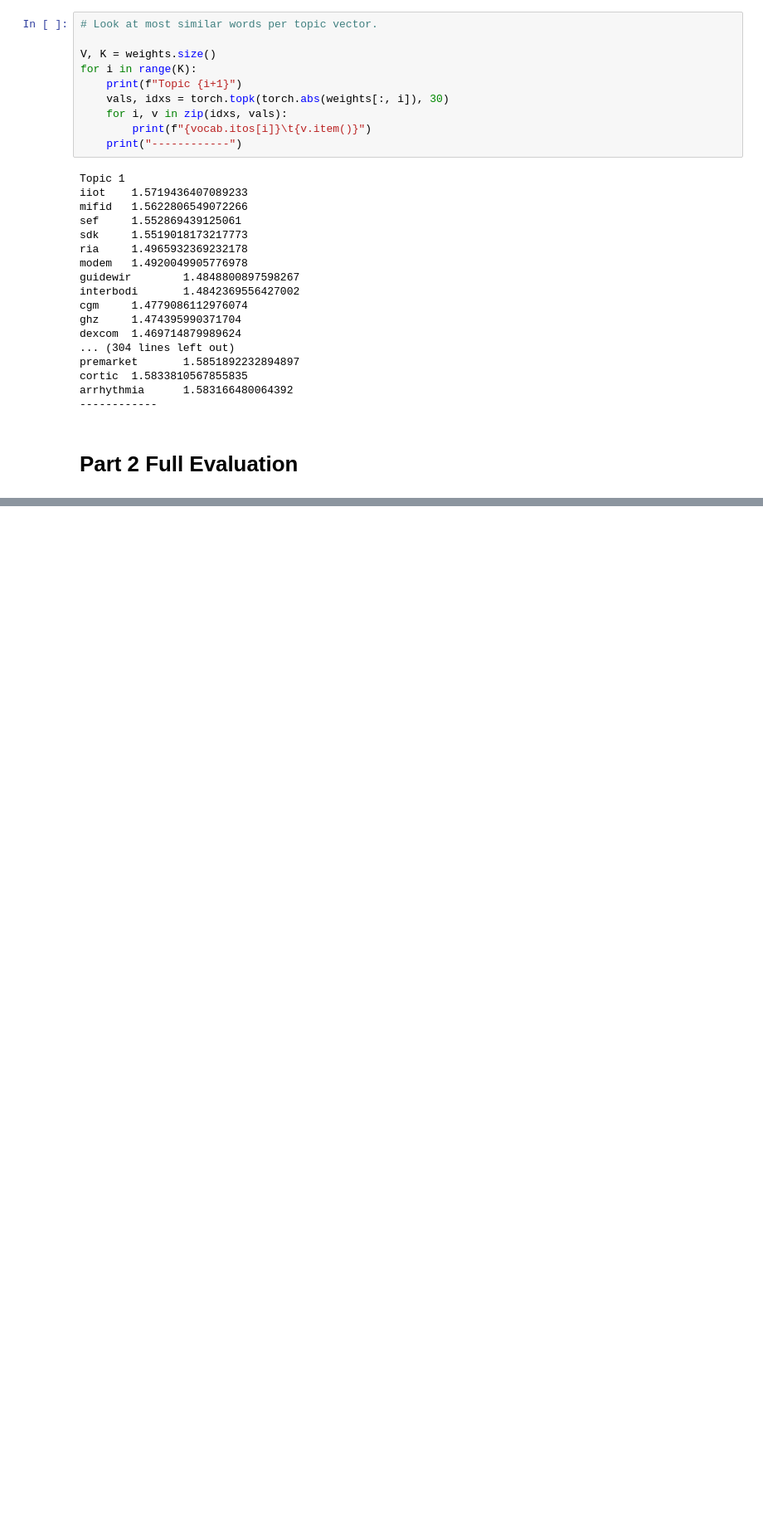
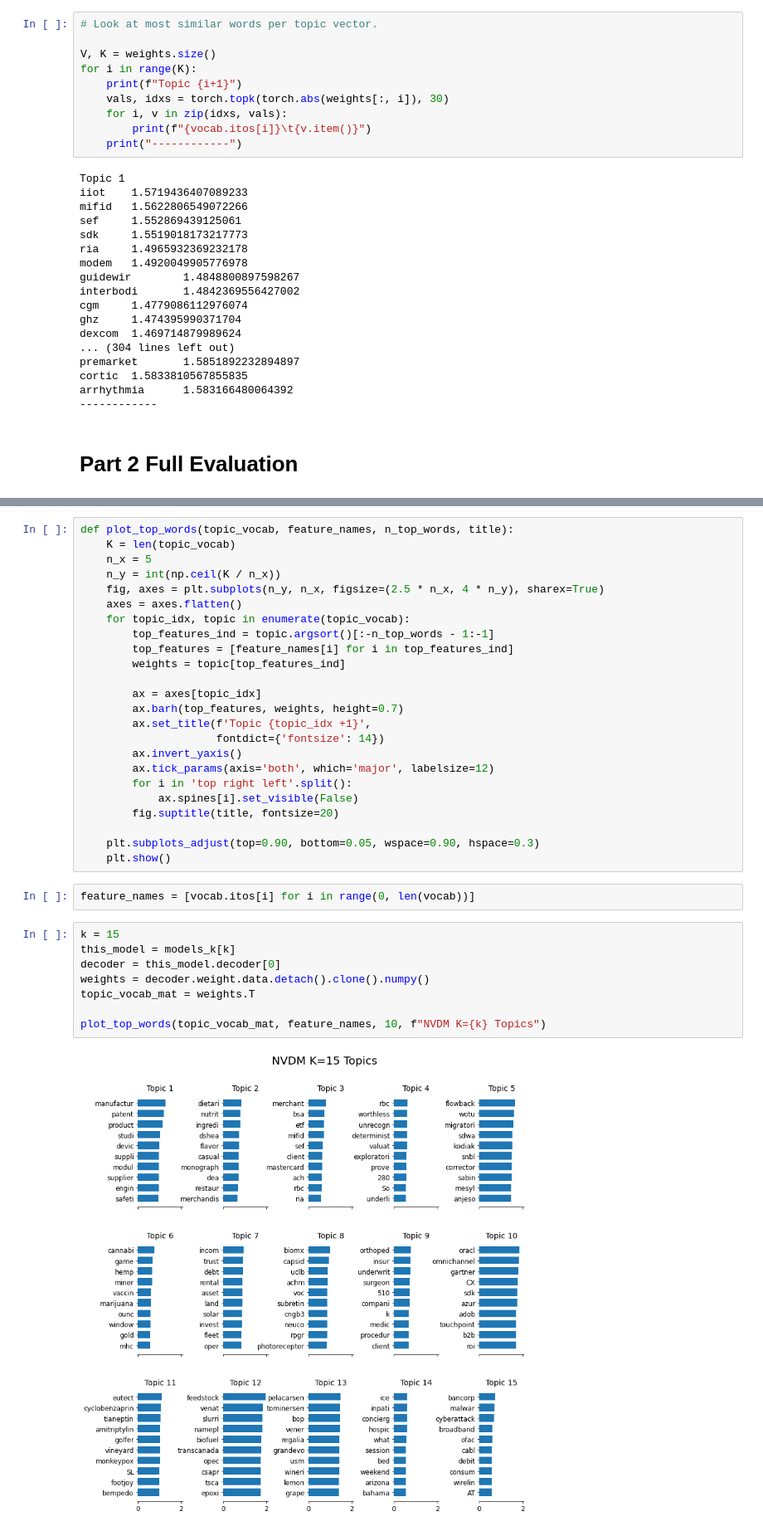
Before and after one commit to aaronfng/nlp-group-project, a Jupyter notebook: aaron/NVDM_Experiments.ipynb, the cells around one changed output, grey strips where cells are left out. Shown: that part at 83% size. Drawn from its saved outputs; the diff is of its cells as text; blank space fills up the shorter version.

```diff
--- a/aaron/NVDM_Experiments.ipynb
+++ b/aaron/NVDM_Experiments.ipynb
@@ -359,0 +428,36 @@ mapp    1.9897831678390503
+# %%
+def plot_top_words(topic_vocab, feature_names, n_top_words, title):
+    K = len(topic_vocab)
+    n_x = 5
+    n_y = int(np.ceil(K / n_x))
+    fig, axes = plt.subplots(n_y, n_x, figsize=(2.5 * n_x, 4 * n_y), sharex=True)
+    axes = axes.flatten()
+    for topic_idx, topic in enumerate(topic_vocab):
+        top_features_ind = topic.argsort()[:-n_top_words - 1:-1]
+        top_features = [feature_names[i] for i in top_features_ind]
+        weights = topic[top_features_ind]
+
+        ax = axes[topic_idx]
+        ax.barh(top_features, weights, height=0.7)
+        ax.set_title(f'Topic {topic_idx +1}',
+                     fontdict={'fontsize': 14})
+        ax.invert_yaxis()
+        ax.tick_params(axis='both', which='major', labelsize=12)
+        for i in 'top right left'.split():
+            ax.spines[i].set_visible(False)
+        fig.suptitle(title, fontsize=20)
+
+    plt.subplots_adjust(top=0.90, bottom=0.05, wspace=0.90, hspace=0.3)
+    plt.show()
+# %%
+feature_names = [vocab.itos[i] for i in range(0, len(vocab))]
+# %%
+k = 15
+this_model = models_k[k]
+decoder = this_model.decoder[0]
+weights = decoder.weight.data.detach().clone().numpy()
+topic_vocab_mat = weights.T
+
+plot_top_words(topic_vocab_mat, feature_names, 10, f"NVDM K={k} Topics")
+# %% [output]
+[figure, added]
```
Also changed, not shown: parts of 9 cells of this notebook.
